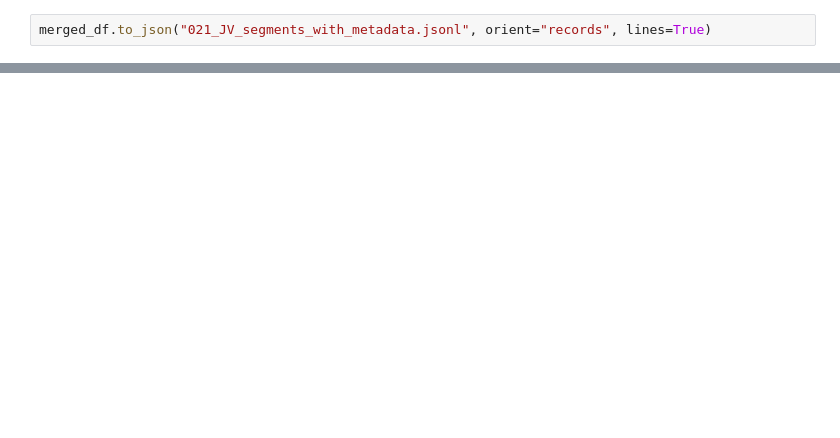
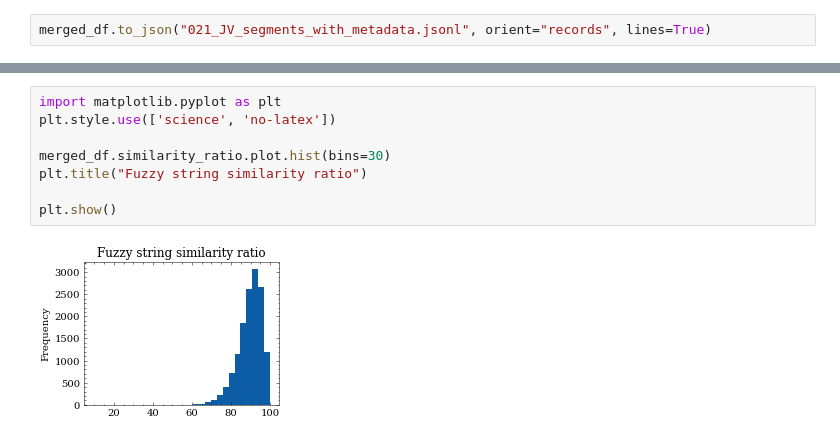
Before and after one commit to 5roop/task13, a Jupyter notebook: 018_analysis_of_aligned_dataset.ipynb, the cells around one changed output, grey strips where cells are left out. Saved outputs shown, nothing was run; the diff lists cells and outputs as text; blank space fills up the shorter version.

```diff
--- a/018_analysis_of_aligned_dataset.ipynb
+++ b/018_analysis_of_aligned_dataset.ipynb
@@ -122,0 +131,10 @@ merged_df.to_json("021_JV_segments_with_metadata.jsonl", orient="records", lines
+# %%
+import matplotlib.pyplot as plt
+plt.style.use(['science', 'no-latex'])
+
+merged_df.similarity_ratio.plot.hist(bins=30)
+plt.title("Fuzzy string similarity ratio")
+
+plt.show()
+# %% [output]
+[figure, added]
```
Also changed, not shown: parts of 13 cells of this notebook, 3 other files.
